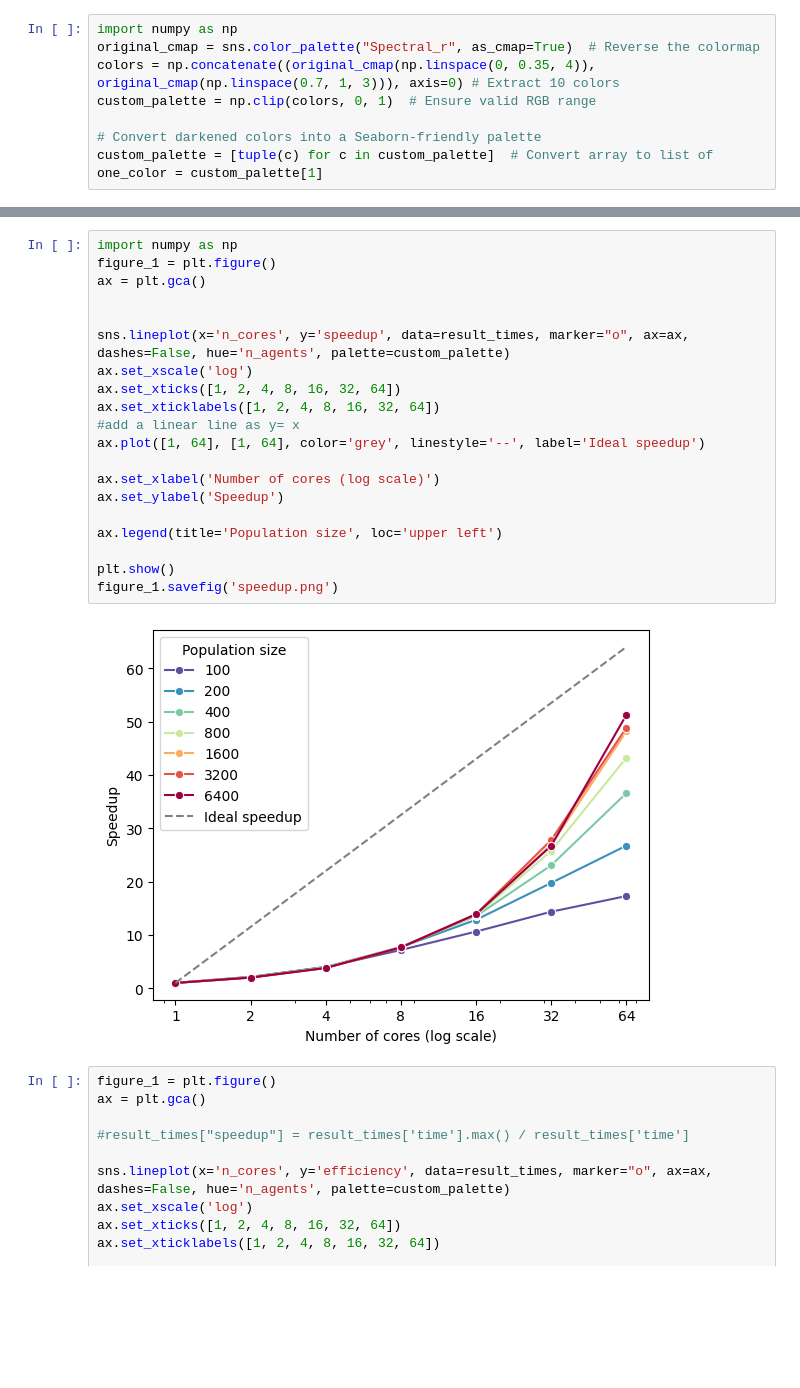
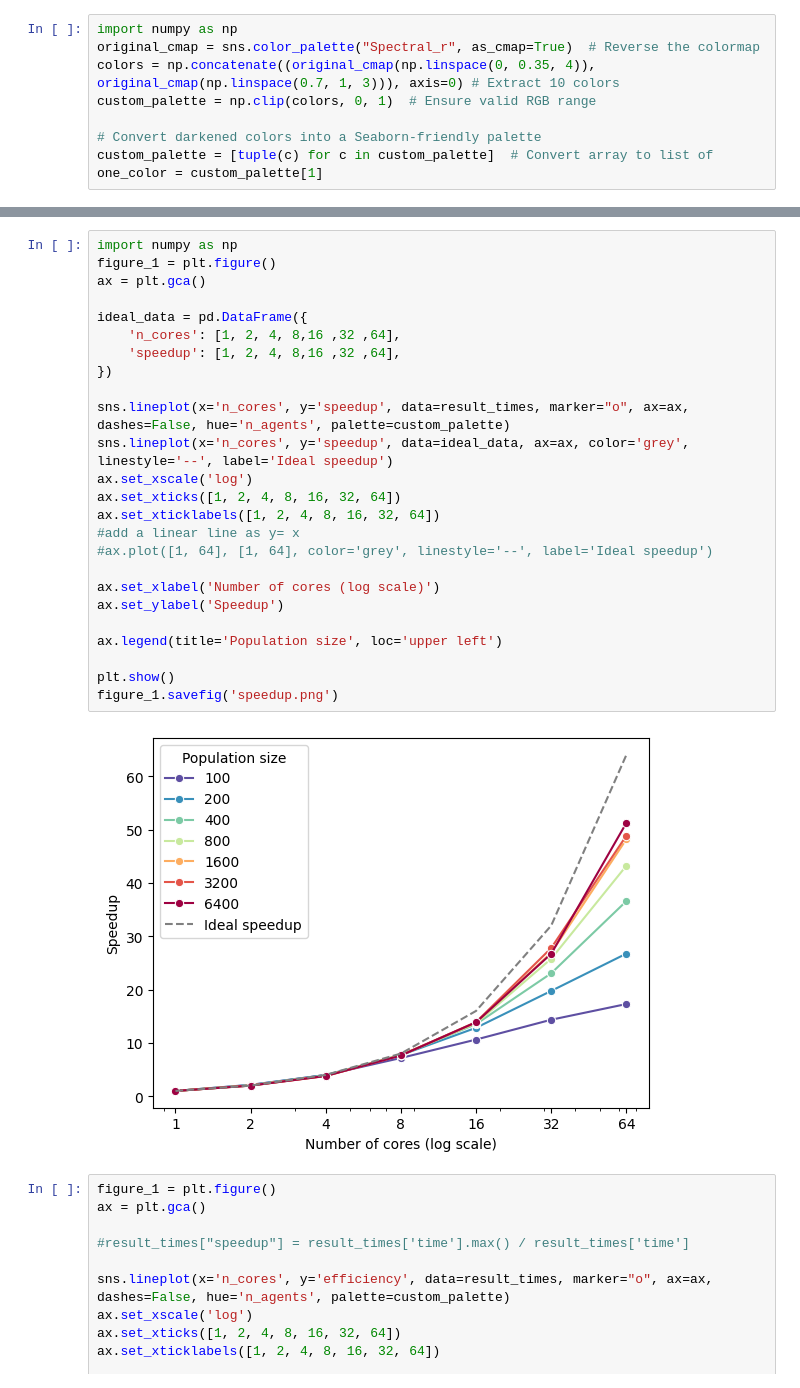
Before and after one commit to muraronicola/Parallel-implementation-of-Gravitational-Search-Algorithm, a Jupyter notebook: plots/plots.ipynb, the cells around one changed output, grey strips where cells are left out. Cells and saved outputs as stored; diff of their text form; blank space fills up the shorter version.

```diff
--- a/plots/plots.ipynb
+++ b/plots/plots.ipynb
@@ -180,25 +216,30 @@ figure_1.savefig('evaluation_solution.png')
 # %%
 import numpy as np
 figure_1 = plt.figure()
 ax = plt.gca()
 
+ideal_data = pd.DataFrame({
+    'n_cores': [1, 2, 4, 8,16 ,32 ,64],
+    'speedup': [1, 2, 4, 8,16 ,32 ,64],
+})
 
 sns.lineplot(x='n_cores', y='speedup', data=result_times, marker="o", ax=ax, dashes=False, hue='n_agents', palette=custom_palette)
+sns.lineplot(x='n_cores', y='speedup', data=ideal_data, ax=ax, color='grey', linestyle='--', label='Ideal speedup')
 ax.set_xscale('log')
 ax.set_xticks([1, 2, 4, 8, 16, 32, 64])
 ax.set_xticklabels([1, 2, 4, 8, 16, 32, 64])
 #add a linear line as y= x
-ax.plot([1, 64], [1, 64], color='grey', linestyle='--', label='Ideal speedup')
+#ax.plot([1, 64], [1, 64], color='grey', linestyle='--', label='Ideal speedup')
 
 ax.set_xlabel('Number of cores (log scale)')
 ax.set_ylabel('Speedup')
 
 ax.legend(title='Population size', loc='upper left')
 
 plt.show()
 figure_1.savefig('speedup.png')
 # %% [output]
-[figure, old version]
+[figure, new version]
 # %%
 figure_1 = plt.figure()
 ax = plt.gca()
```
Also changed, not shown: parts of 2 cells of this notebook, 7 other files.
